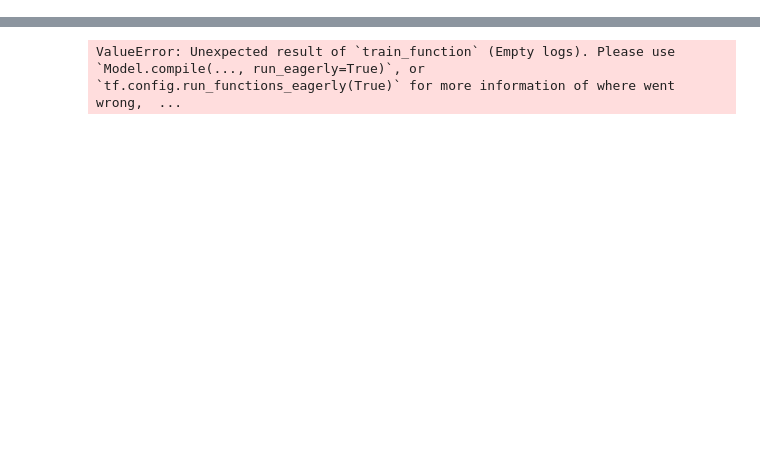
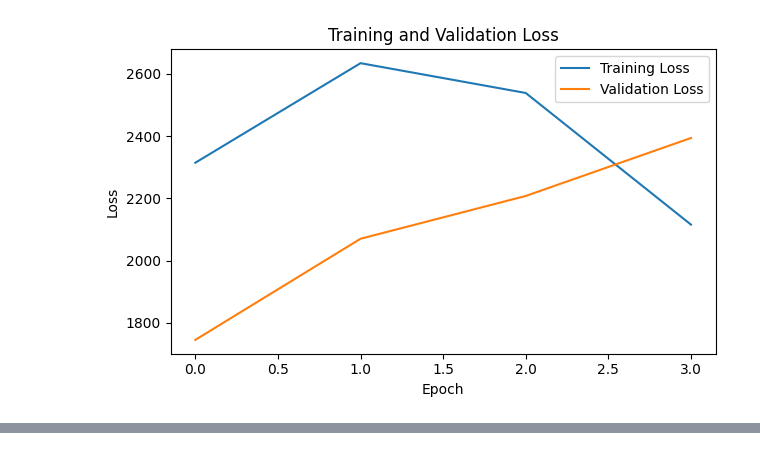
Before and after one commit to tskorkowski/crop_yield_prediction_CAS, a Jupyter notebook: 2_gc-pipeline/training.ipynb, the cells around one changed output, grey strips where cells are left out. Cells and saved outputs as stored; diff of their text form; code cells hidden in the pictures; blank space fills up the shorter version.

```diff
--- a/2_gc-pipeline/training.ipynb
+++ b/2_gc-pipeline/training.ipynb
@@ -122,7 +127,7 @@ directory_prefix = IMG_SOURCE_PREFIX
 output_prefix = HIST_DEST_PREFIX
 labels_data = "labels_combined.npy"
 labels_header = "labels_header.npy"
-batch_size = 64
+batch_size = 10
 
 client = storage.Client()
 bucket = client.get_bucket(bucket_name)
@@ -131,7 +136,7 @@ if CREATE_DATASET:
     # Generate all prefixes
     start_time = time.perf_counter()
 
-    labels_df = get_varied_labels(0,10)
+    labels_df = get_varied_labels(0,20)
     labels = list(zip(labels_df["county_name"],
                       labels_df["county_ansi"],
                  labels_df["state_ansi"],
@@ -244,6 +243,7 @@ from tensorflow.keras.callbacks import EarlyStopping
 import mlflow
 import mlflow.keras
 import matplotlib.pyplot as plt
+from mlflow.models import infer_signature
 
 def set_seeds(seed=42):
     # Set seeds for Python's random module
@@ -255,7 +255,12 @@ def set_seeds(seed=42):
     # Set seed for TensorFlow
     tf.random.set_seed(seed)
 
+# Create a directory for MLflow artifacts
+mlflow_artifacts_dir = os.path.abspath('mlflow_artifacts')
+os.makedirs(mlflow_artifacts_dir, exist_ok=True)
 
+# Set MLflow tracking URI to the local directory
+mlflow.set_tracking_uri(f"file:{mlflow_artifacts_dir}")
 
 # Define the LSTM model
 class LstmModel(keras.Model):
@@ -291,7 +296,7 @@ class LstmModel(keras.Model):
     def summary(self):
         super(LstmModel, self).summary()
 
-    def compile(self, optimizer='adam', loss='mse', metrics=['mse'], learning_rate=0.001):
+    def compile(self, optimizer='adam', loss='mse', metrics=[], learning_rate=0.001):
         self.learning_rate = learning_rate
 
         # Dictionary to map optimizer names to their classes
@@ -312,6 +317,11 @@ class LstmModel(keras.Model):
         super(LstmModel, self).compile(optimizer=optimizer_instance, loss=loss, metrics=metrics)
 
     def fit(self, dataset, epochs=10, batch_size=32):
+
+        class MyModel(mlflow.pyfunc.PythonModel):
+            def predict(self, ctx, model_input, params):
+                return list(params.values())
+
         # Set up MLflow experiment
         mlflow.set_experiment('LSTM_Experiment')
 
@@ -324,6 +334,8 @@ class LstmModel(keras.Model):
         train_dataset = dataset.skip(val_size)
 
         # Start MLflow run
+
+
         with mlflow.start_run():
             # Early stopping callback
             early_stopping = EarlyStopping(monitor='val_loss', patience=3, restore_best_weights=True)
@@ -336,7 +348,14 @@ class LstmModel(keras.Model):
                            validation_data=val_dataset, callbacks=[early_stopping, history_callback])
 
             # Log model and parameters to MLflow
-            mlflow.keras.log_model(self, 'model')
+            # Create an example input
+            for features, _ in dataset.take(1):
+                example_input = features.numpy()
+            signature = infer_signature(["input"], ["output"])
+            model_info = mlflow.pyfunc.log_model(
+                python_model=MyModel(), artifact_path="my_model", signature=signature
+            )
+            loaded_model = mlflow.pyfunc.load_model(model_info.model_uri)
             mlflow.log_param('epochs', epochs)
             mlflow.log_param('batch_size', batch_size)
             mlflow.log_param('lstm_layers', self.lstm_layers)
@@ -348,6 +367,8 @@ class LstmModel(keras.Model):
             # Evaluate the model
             loss = super(LstmModel, self).evaluate(val_dataset)
             mlflow.log_metric('val_loss', loss)
+
+        return history
 
     def plot_training_progress(self, history):
         # Plot training and validation loss
@@ -363,6 +384,13 @@ class LstmModel(keras.Model):
         plt.tight_layout()
         plt.show()
 # %%
+# # Create a directory for MLflow artifacts
+# mlflow_artifacts_dir = os.path.abspath('mlflow_artifacts')
+# os.makedirs(mlflow_artifacts_dir, exist_ok=True)
+
+# # Set MLflow tracking URI
+# mlflow.set_tracking_uri(f"file:{mlflow_artifacts_dir}")
+
 responses = []
 for _, response in dataset:
     responses.append(response.numpy())
@@ -371,5 +399,5 @@ print(mean_response)
 
 model = LstmModel(input_shape=input_shape, lstm_layers=7, no_units=5, mean_response=mean_response)
 model.compile(optimizer='adam')
-model.fit(dataset, epochs=100, batch_size=batch_size)
+history = model.fit(dataset, epochs=100, batch_size=batch_size)
 # %% [output]
@@ -377,0 +413 @@ Epoch 1/100
+[figure, added]
@@ -382,4 +415,3 @@ Epoch 1/100
-ValueError: Unexpected result of `train_function` (Empty logs). Please use `Model.compile(..., run_eagerly=True)`, or `tf.config.run_functions_eagerly(True)` for more information of where went wrong,  ...
 # %%
 plt.ion()
 plt.figure(figsize=(10, 5))
```
Also changed, not shown: parts of 5 cells of this notebook, 57 other files.
